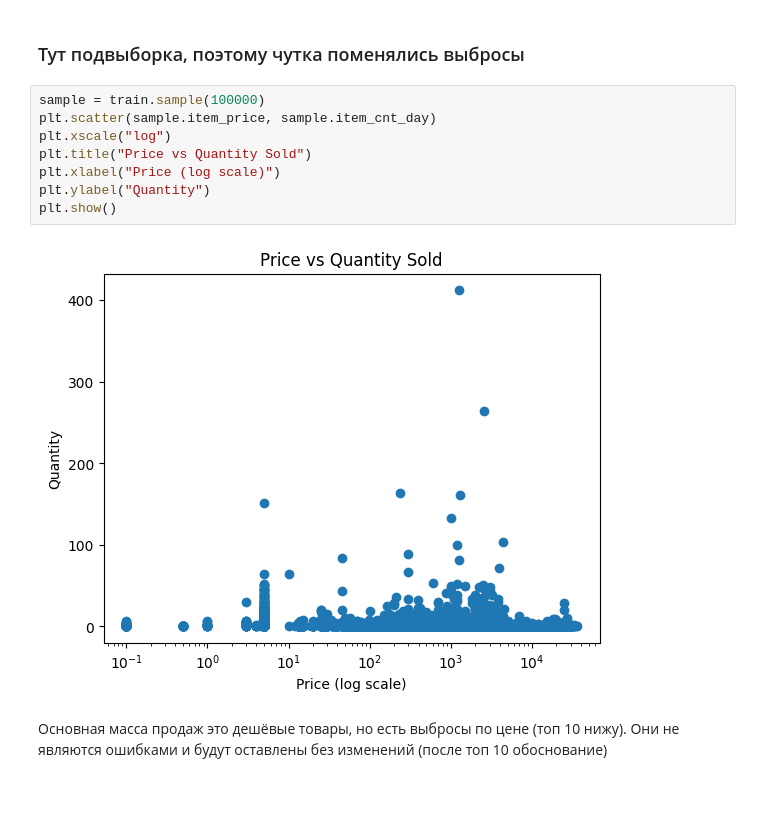
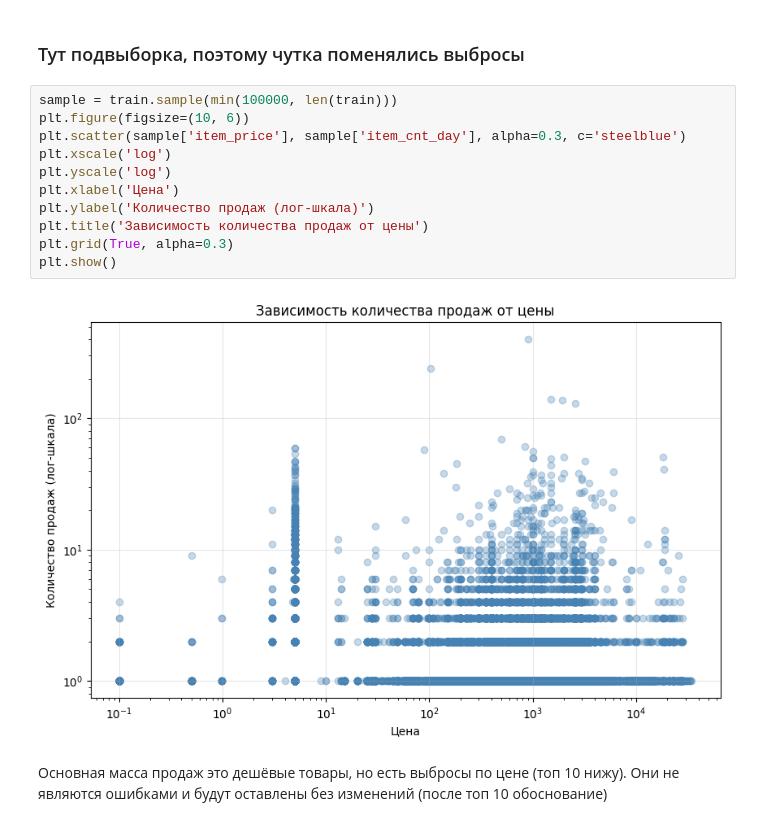
Before and after one commit to tsimafeiherman/internship, a Jupyter notebook: notebooks/eda.ipynb, the cells around one changed output. Saved outputs shown, nothing was run; the diff lists cells and outputs as text; blank space fills up the shorter version.

```diff
--- a/notebooks/eda.ipynb
+++ b/notebooks/eda.ipynb
@@ -313,15 +313,18 @@ print(f"  Категорий, присутствовавших < 6 месяце
 # %% [markdown]
 ### Тут подвыборка, поэтому чутка поменялись выбросы
 # %%
-sample = train.sample(100000)
-plt.scatter(sample.item_price, sample.item_cnt_day)
-plt.xscale("log")
-plt.title("Price vs Quantity Sold")
-plt.xlabel("Price (log scale)")
-plt.ylabel("Quantity")
+sample = train.sample(min(100000, len(train)))
+plt.figure(figsize=(10, 6))
+plt.scatter(sample['item_price'], sample['item_cnt_day'], alpha=0.3, c='steelblue')
+plt.xscale('log')
+plt.yscale('log')
+plt.xlabel('Цена')
+plt.ylabel('Количество продаж (лог-шкала)')
+plt.title('Зависимость количества продаж от цены')
+plt.grid(True, alpha=0.3)
 plt.show()
 # %% [output]
-[figure, old version]
+[figure, new version]
 # %% [markdown]
 Основная масса продаж это дешёвые товары, но есть выбросы по цене (топ 10 нижу). Они не являются ошибками и будут оставлены без изменений (после топ 10 обоснование)
 # %% [markdown]
```
Also changed, not shown: parts of 2 cells of this notebook.
